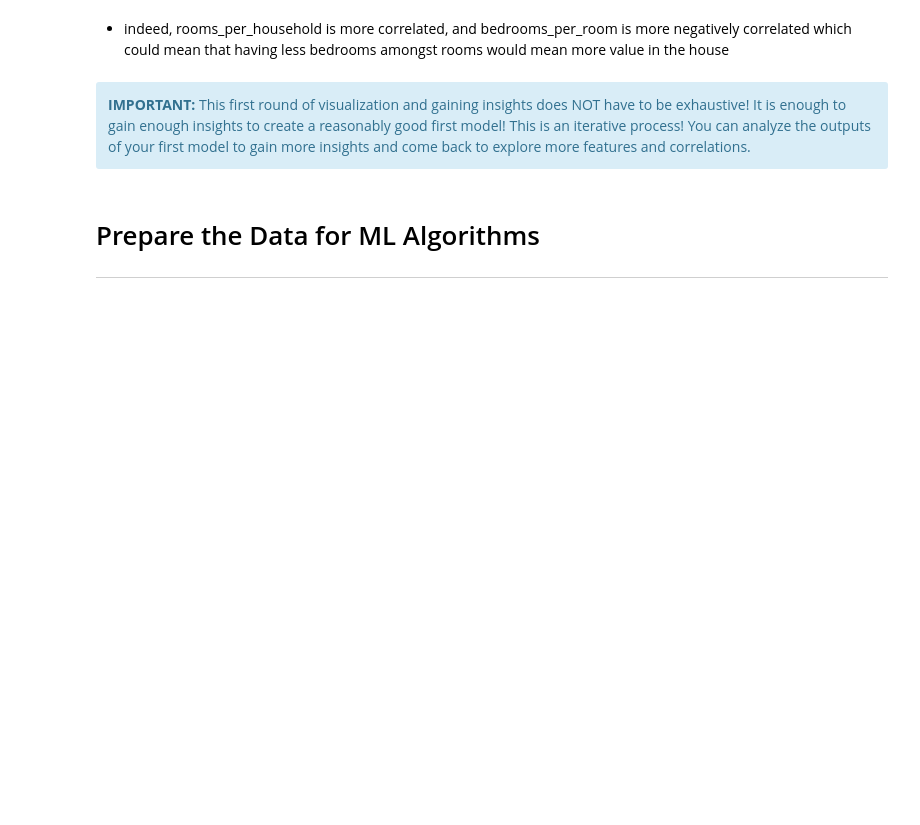
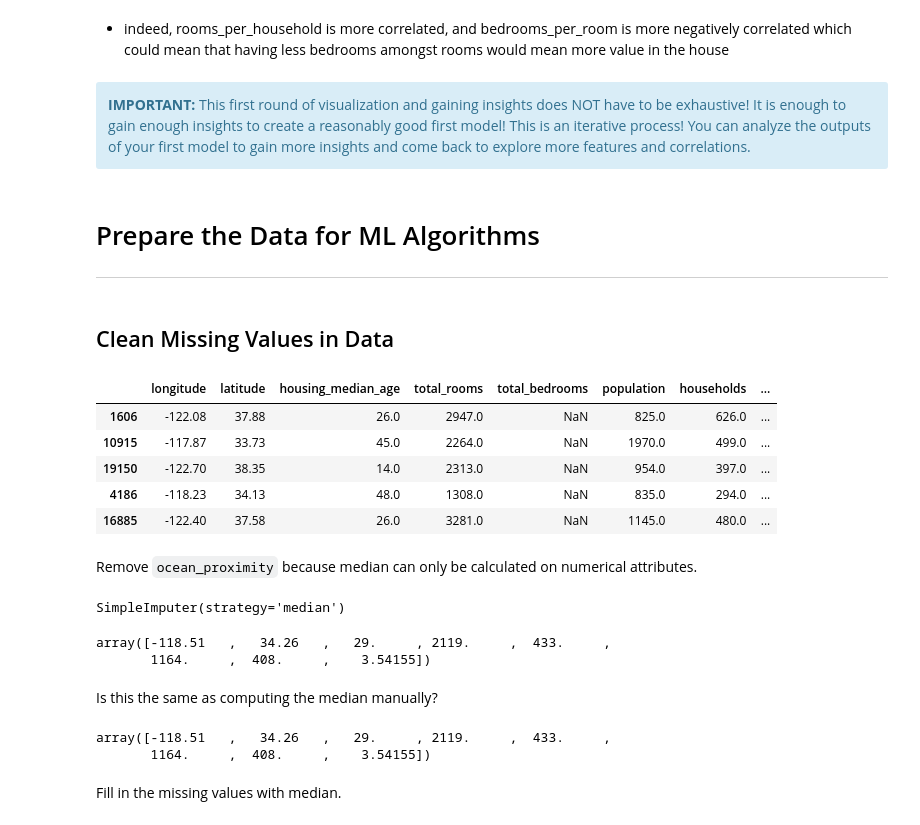
Before and after one commit to calvinh99/handsonml, a Jupyter notebook: DistrictPricing.ipynb, the cells around one changed output. Drawn from its saved outputs; the diff is of its cells as text; code cells hidden in the pictures; blank space fills up the shorter version.

```diff
--- a/DistrictPricing.ipynb
+++ b/DistrictPricing.ipynb
@@ -378,3 +378,18 @@ Name: median_house_value, dtype: float64
 # %% [markdown]
 # Prepare the Data for ML Algorithms
 ***
+# %%
+housing = strat_train_set.drop("median_house_value", axis=1) # drop labels for training set
+housing_labels = strat_train_set["median_house_value"].copy()
+# %% [markdown]
+## Clean Missing Values in Data
+# %%
+sample_incomplete_rows = housing[housing.isnull().any(axis=1)].head()
+sample_incomplete_rows
+# %% [output]
+|  | longitude | latitude | housing_median_age | total_rooms | total_bedrooms | population | households | ... |
+| 1606 | -122.08 | 37.88 | 26.0 | 2947.0 | NaN | 825.0 | 626.0 | ... |
+| 10915 | -117.87 | 33.73 | 45.0 | 2264.0 | NaN | 1970.0 | 499.0 | ... |
+| 19150 | -122.70 | 38.35 | 14.0 | 2313.0 | NaN | 954.0 | 397.0 | ... |
+| 4186 | -118.23 | 34.13 | 48.0 | 1308.0 | NaN | 835.0 | 294.0 | ... |
+| 16885 | -122.40 | 37.58 | 26.0 | 3281.0 | NaN | 1145.0 | 480.0 | ... |
@@ -380,0 +400,2 @@ Name: median_house_value, dtype: float64
+# %% [markdown]
+Remove `ocean_proximity` because median can only be calculated on numerical attributes.
@@ -380,0 +404,18 @@ Name: median_house_value, dtype: float64
+# %%
+imputer.fit(housing_num)
+# %% [output]
+SimpleImputer(strategy='median')
+# %%
+imputer.statistics_
+# %% [output]
+array([-118.51   ,   34.26   ,   29.     , 2119.     ,  433.     ,
+       1164.     ,  408.     ,    3.54155])
+# %% [markdown]
+Is this the same as computing the median manually?
+# %%
+housing_num.median().values
+# %% [output]
+array([-118.51   ,   34.26   ,   29.     , 2119.     ,  433.     ,
+       1164.     ,  408.     ,    3.54155])
+# %% [markdown]
+Fill in the missing values with median.
```
Also changed, not shown: parts of 90 cells of this notebook.
